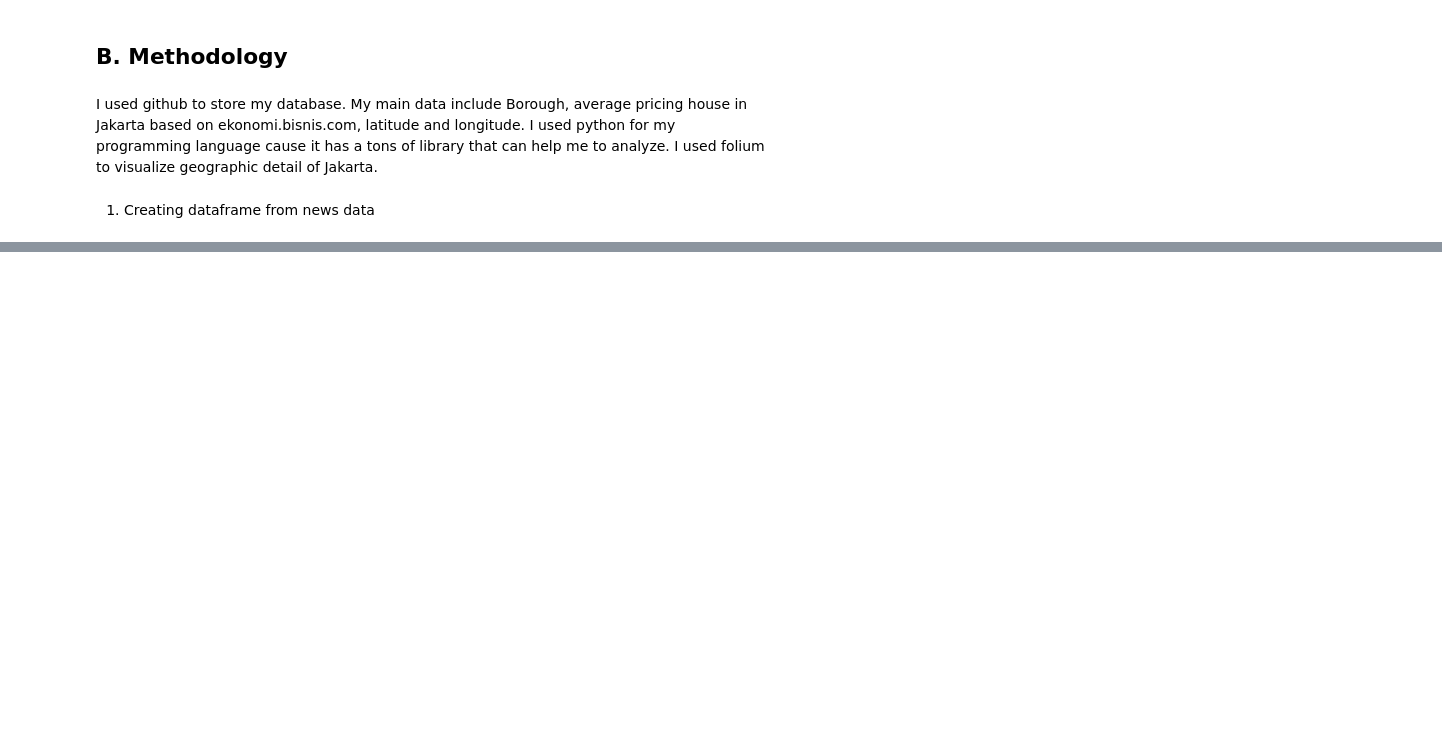
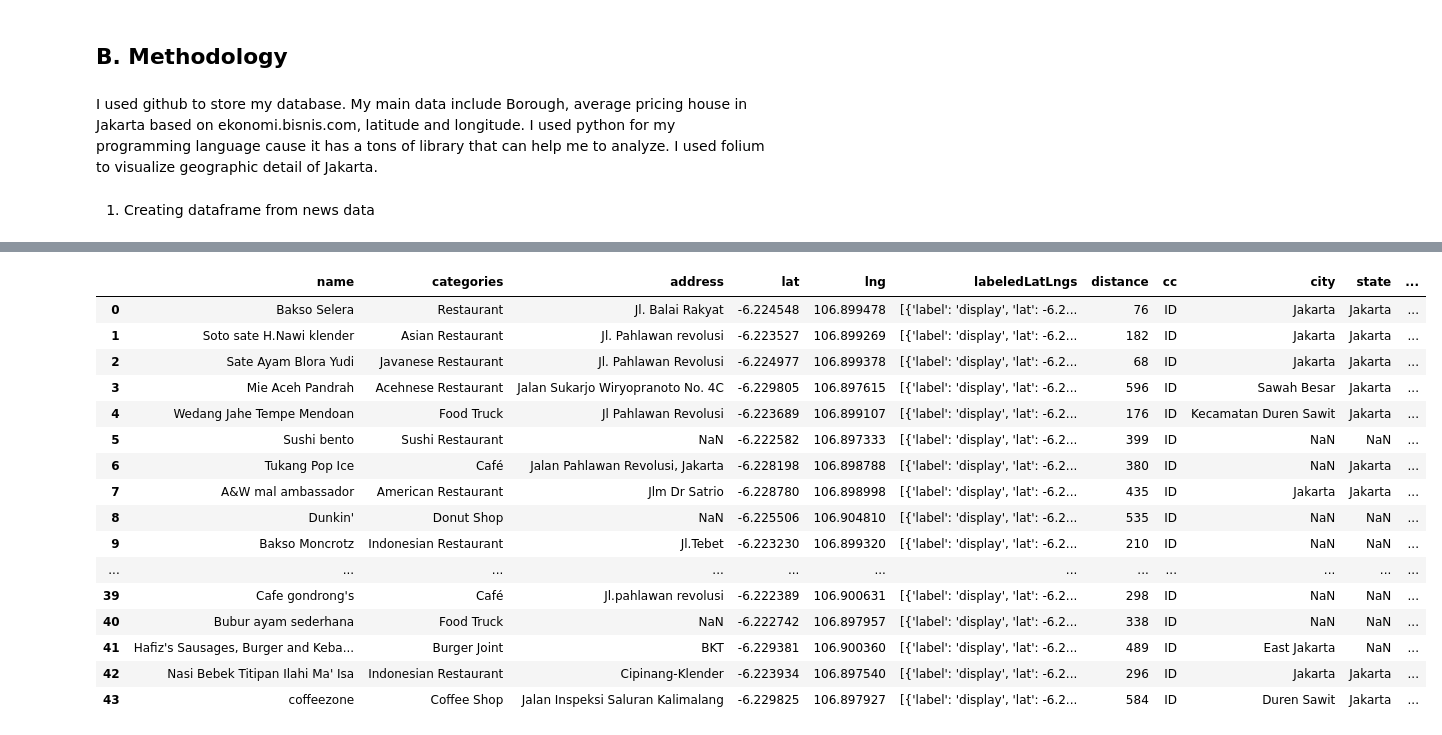
Before and after one commit to richieamir/final-capstone, a Jupyter notebook: housing-sales-Jakarta.ipynb, the cells around one changed output, grey strips where cells are left out. Drawn from its saved outputs; the diff is of its cells as text; code cells hidden in the pictures; blank space fills up the shorter version.

```diff
--- a/housing-sales-Jakarta.ipynb
+++ b/housing-sales-Jakarta.ipynb
@@ -41,0 +89,13 @@ df
+# %%
+venue_id = '4fd81ed3e4b0859a9e5f25bc' # ID of Harry's Italian Pizza Bar
+url = 'https://api.foursquare.com/v2/venues/{}?client_id={}&client_secret={}&v={}'.format(venue_id, CLIENT_ID, CLIENT_SECRET, VERSION)
+url
+
+results = requests.get(url).json()
+
+try:
+    print(results)
+except:
+    print('This venue has not been rated yet.')
+
+results['response']['venue']['tips']['count']
@@ -41,0 +105,7 @@ df
+# %%
+# assign relevant part of JSON to venues
+venues = results['response']['venues']
+
+# tranform venues into a dataframe
+dataframe = json_normalize(venues)
+dataframe.head()
@@ -41,0 +119,42 @@ df
+# %%
+# keep only columns that include venue name, and anything that is associated with location
+filtered_columns = ['name', 'categories'] + [col for col in dataframe.columns if col.startswith('location.')] + ['id']
+dataframe_filtered = dataframe.loc[:, filtered_columns]
+
+# function that extracts the category of the venue
+def get_category_type(row):
+    try:
+        categories_list = row['categories']
+    except:
+        categories_list = row['venue.categories']
+
+    if len(categories_list) == 0:
+        return None
+    else:
+        return categories_list[0]['name']
+
+# filter the category for each row
+dataframe_filtered['categories'] = dataframe_filtered.apply(get_category_type, axis=1)
+
+# clean column names by keeping only last term
+dataframe_filtered.columns = [column.split('.')[-1] for column in dataframe_filtered.columns]
+
+dataframe_filtered
+# %% [output]
+|  | name | categories | address | lat | lng | labeledLatLngs | distance | cc | city | state | ... |
+| 0 | Bakso Selera | Restaurant | Jl. Balai Rakyat | -6.224548 | 106.899478 | [{'label': 'display', 'lat': -6.2... | 76 | ID | Jakarta | Jakarta | ... |
+| 1 | Soto sate H.Nawi klender | Asian Restaurant | Jl. Pahlawan revolusi | -6.223527 | 106.899269 | [{'label': 'display', 'lat': -6.2... | 182 | ID | Jakarta | Jakarta | ... |
+| 2 | Sate Ayam Blora Yudi | Javanese Restaurant | Jl. Pahlawan Revolusi | -6.224977 | 106.899378 | [{'label': 'display', 'lat': -6.2... | 68 | ID | Jakarta | Jakarta | ... |
+| 3 | Mie Aceh Pandrah | Acehnese Restaurant | Jalan Sukarjo Wiryopranoto No. 4C | -6.229805 | 106.897615 | [{'label': 'display', 'lat': -6.2... | 596 | ID | Sawah Besar | Jakarta | ... |
+| 4 | Wedang Jahe Tempe Mendoan | Food Truck | Jl Pahlawan Revolusi | -6.223689 | 106.899107 | [{'label': 'display', 'lat': -6.2... | 176 | ID | Kecamatan Duren Sawit | Jakarta | ... |
+| 5 | Sushi bento | Sushi Restaurant | NaN | -6.222582 | 106.897333 | [{'label': 'display', 'lat': -6.2... | 399 | ID | NaN | NaN | ... |
+| 6 | Tukang Pop Ice | Café | Jalan Pahlawan Revolusi, Jakarta | -6.228198 | 106.898788 | [{'label': 'display', 'lat': -6.2... | 380 | ID | NaN | Jakarta | ... |
+| 7 | A&W mal ambassador | American Restaurant | Jlm Dr Satrio | -6.228780 | 106.898998 | [{'label': 'display', 'lat': -6.2... | 435 | ID | Jakarta | Jakarta | ... |
+| 8 | Dunkin' | Donut Shop | NaN | -6.225506 | 106.904810 | [{'label': 'display', 'lat': -6.2... | 535 | ID | NaN | NaN | ... |
+| 9 | Bakso Moncrotz | Indonesian Restaurant | Jl.Tebet | -6.223230 | 106.899320 | [{'label': 'display', 'lat': -6.2... | 210 | ID | NaN | NaN | ... |
+| ... | ... | ... | ... | ... | ... | ... | ... | ... | ... | ... | ... |
+| 39 | Cafe gondrong's | Café | Jl.pahlawan revolusi | -6.222389 | 106.900631 | [{'label': 'display', 'lat': -6.2... | 298 | ID | NaN | NaN | ... |
+| 40 | Bubur ayam sederhana | Food Truck | NaN | -6.222742 | 106.897957 | [{'label': 'display', 'lat': -6.2... | 338 | ID | NaN | NaN | ... |
+| 41 | Hafiz's Sausages, Burger and Keba... | Burger Joint | BKT | -6.229381 | 106.900360 | [{'label': 'display', 'lat': -6.2... | 489 | ID | East Jakarta | NaN | ... |
+| 42 | Nasi Bebek Titipan Ilahi Ma' Isa | Indonesian Restaurant | Cipinang-Klender | -6.223934 | 106.897540 | [{'label': 'display', 'lat': -6.2... | 296 | ID | Jakarta | Jakarta | ... |
+| 43 | coffeezone | Coffee Shop | Jalan Inspeksi Saluran Kalimalang | -6.229825 | 106.897927 | [{'label': 'display', 'lat': -6.2... | 584 | ID | Duren Sawit | Jakarta | ... |
```
Also changed, not shown: parts of 11 cells of this notebook, 3 other files.
